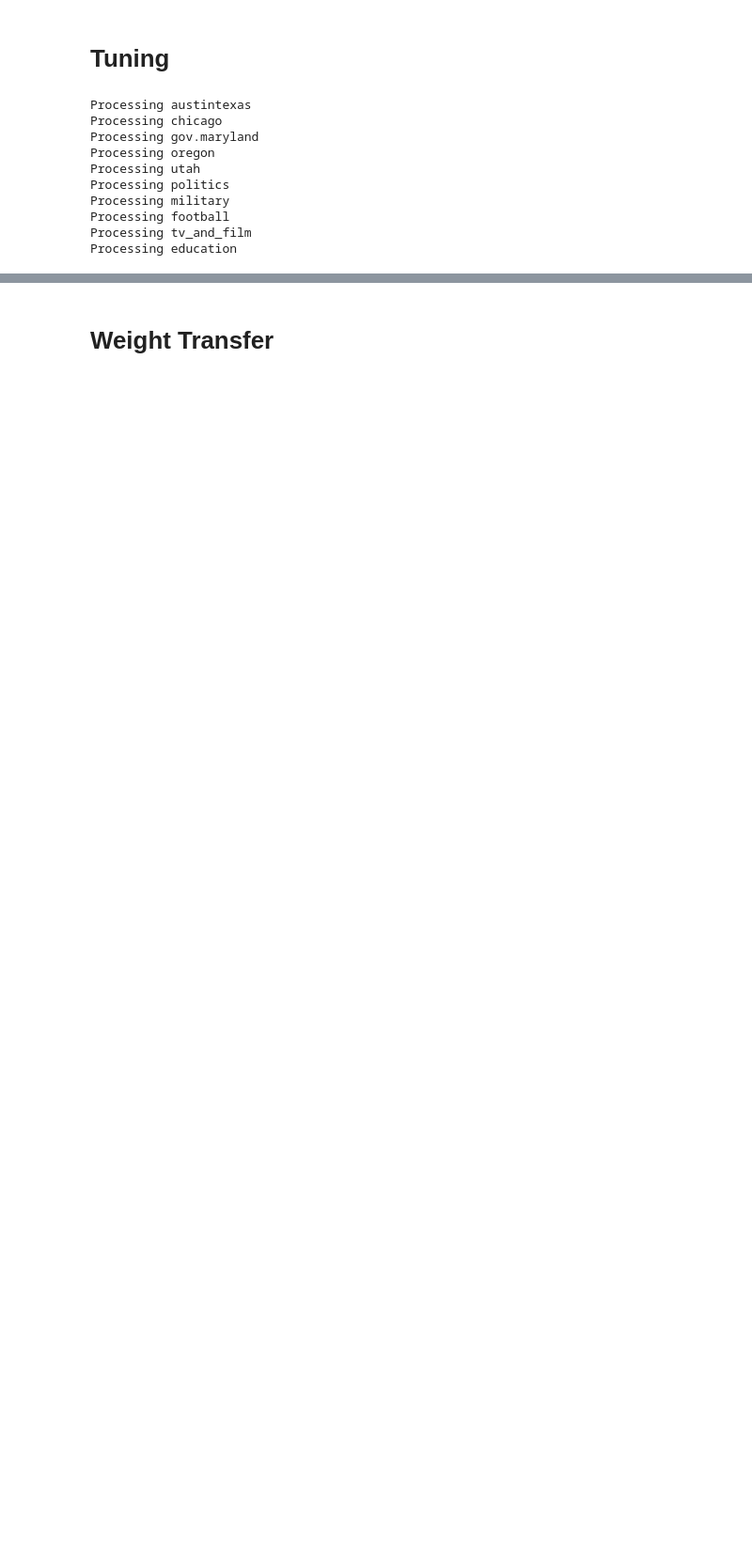
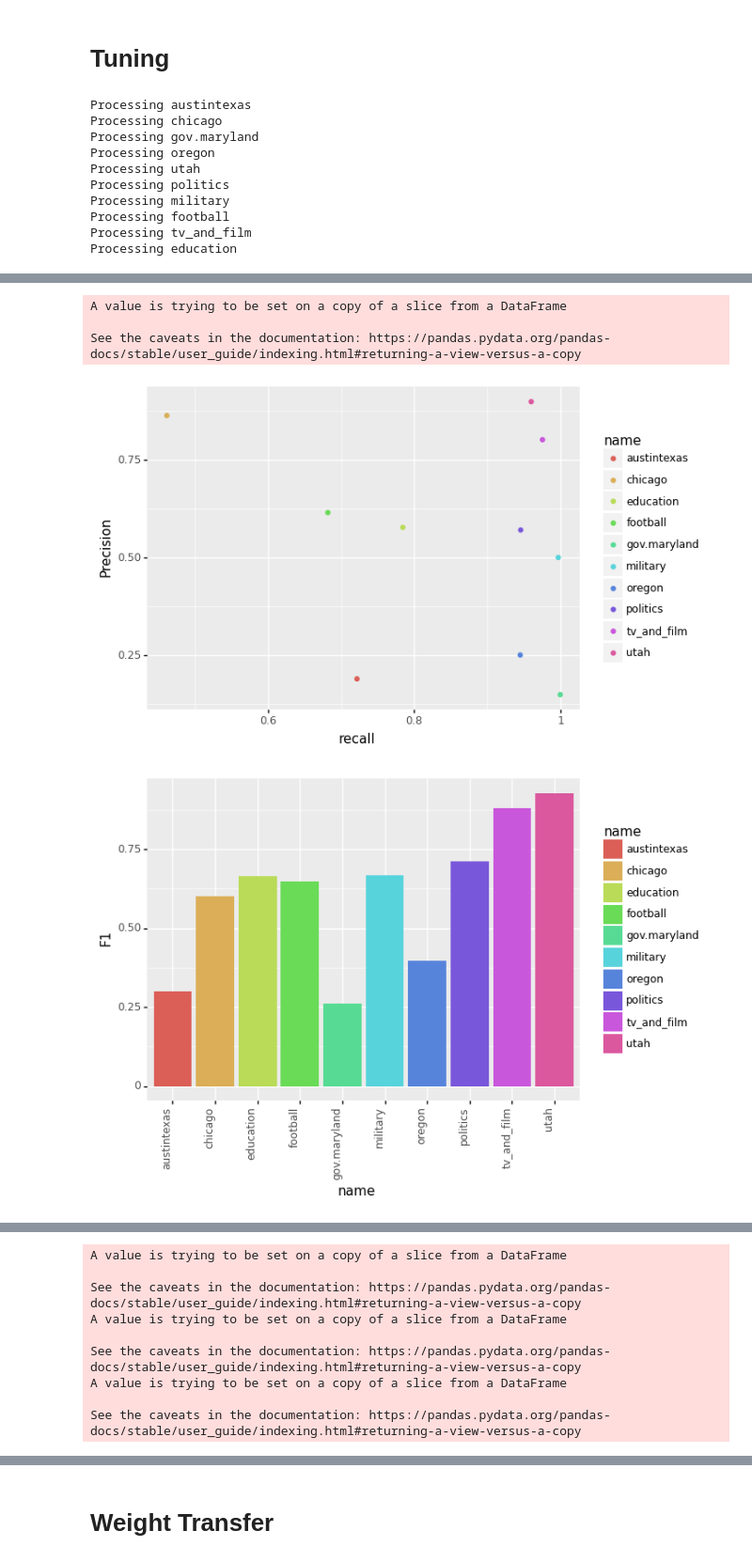
Before and after one commit to leonbornemann/RoleMatchingEvaluation, a Jupyter notebook: General Statistics and Tuning of the Evidence Based Weighting Function.ipynb, the cells around one changed output, grey strips where cells are left out. Shown at 94% size. Drawn from its saved outputs; the diff is of its cells as text; code cells hidden in the pictures; blank space fills up the shorter version.

```diff
--- a/General Statistics and Tuning of the Evidence Based Weighting Function.ipynb
+++ b/General Statistics and Tuning of the Evidence Based Weighting Function.ipynb
@@ -301,3 +376,58 @@ Processing military
 Processing football
 Processing tv_and_film
 Processing education
+# %%
+def printBestForTargetPrecision(dfOriginal):
+    df = dfOriginal[dfOriginal['targetPrecisionPrecision:'] >= targetPrecision]
+    if (len(df.index) > 0):
+        df.sort_values(by=['targetPrecisionRecall:', 'targetPrecisionPrecision:'], inplace=True, ascending=False)
+    else:
+        df = dfOriginal
+        df.sort_values(by=['targetPrecisionPrecision:', 'targetPrecisionRecall:'], inplace=True, ascending=False)
+    if(len(df.index)>0):
+        bestRow = df.iloc[0]
+        curRow = {"name": name,'Precision': bestRow['targetPrecisionPrecision:'],'recall': bestRow['targetPrecisionRecall:'],'ABS Recall:': bestRow['targetPrecisionAbsRecall'], "F1": bestRow['targetPrecisionF1:'],'threshold:':
+              bestRow['targetPrecisionBestThreshold:']}
+        dfRowsForPlottingTargetPrecision.append(curRow)
+        print(name, 'Precision', bestRow['targetPrecisionPrecision:'], 'recall', bestRow['targetPrecisionRecall:'],
+              'ABS Recall:', bestRow['targetPrecisionAbsRecall'], "F1", bestRow['targetPrecisionF1:'], 'threshold:',
+              bestRow['targetPrecisionBestThreshold:'])
+
+
+print("-------------------------------------------Max F1--------------------------------------------------------------------------------------")
+dfRowsForPlottingBestF1=[]
+for name in dfF1['dataset'].unique():
+    thisDF = dfF1[dfF1['dataset']==name]
+    thisDF.sort_values(by=['best_F1'],inplace=True,ascending=False)
+    bestRow = thisDF.iloc[0]
+    print(name,'Precision',bestRow['precision'],'Recall',bestRow['recall'],'Best F1',bestRow['best_F1'],"threshold",bestRow['bestThreshold'])
+    curRow = {"name": name,'Precision': bestRow['precision'],'recall': bestRow['recall'], "F1": bestRow['best_F1'],'threshold:':bestRow['bestThreshold']}
+    dfRowsForPlottingBestF1.append(curRow)
+    #print(thisDF.iloc[0])
+print("-------------------------------------------Target Precision--------------------------------------------------------------------------------------")
+plottingDFMaxF1 = pd.DataFrame(dfRowsForPlottingBestF1)
+plottingDFMaxF1.to_csv("localData/bestF1ScoreBased.csv")
+print(ggplot(plottingDFMaxF1) + geom_point(aes(x='recall',y='Precision',color="name")))
+plot = ggplot(plottingDFMaxF1,aes(x = 'name',y='F1',fill='name')) + geom_col(position=position_dodge()) + theme(axis_text_x = element_text(angle=90, hjust=1))
+print(plot)
+
+dfRowsForPlottingTargetPrecision = []
+for name in dfF1['dataset'].unique():
+    thisDF = dfF1[dfF1['dataset']==name]
+    printBestForTargetPrecision(thisDF)
+
+plottingDF = pd.DataFrame(dfRowsForPlottingTargetPrecision)
+print(dfRowsForPlottingTargetPrecision)
+print(ggplot(plottingDF) + geom_point(aes(x='recall',y='Precision',color="name")))
+print(ggplot(plottingDF) + geom_point(aes(y='ABS Recall:',x="name", color="name")) + theme(axis_text_x = element_text(angle=90, hjust=1)) + scale_y_log10())
+plottingDF.to_csv("localData/targetPrecisionScoreBased.csv")
+    #Best without precision=1:
+# print("-------------------------------------------Target Precision without 1.0 --------------------------------------------------------------------------------------")
+# for name in dfF1['dataset'].unique():
+#     thisDF = dfF1[dfF1['dataset']==name]
+#     newDF = thisDF[thisDF['targetPrecisionPrecision:'] <1.0]
+#     print(len(newDF.index),len(thisDF.index))
+#     printBestForTargetPrecision(newDF)
+#     #Best without precision=1:
+#     #print(thisDF.iloc[0])
+# %% [output]
@@ -303,0 +446,5 @@ Processing education
+A value is trying to be set on a copy of a slice from a DataFrame
+
+See the caveats in the documentation: https://pandas.pydata.org/pandas-docs/stable/user_guide/indexing.html#returning-a-view-versus-a-copy
+[figure, added]
+[figure, added]
@@ -303,0 +462,9 @@ Processing education
+A value is trying to be set on a copy of a slice from a DataFrame
+
+See the caveats in the documentation: https://pandas.pydata.org/pandas-docs/stable/user_guide/indexing.html#returning-a-view-versus-a-copy
+A value is trying to be set on a copy of a slice from a DataFrame
+
+See the caveats in the documentation: https://pandas.pydata.org/pandas-docs/stable/user_guide/indexing.html#returning-a-view-versus-a-copy
+A value is trying to be set on a copy of a slice from a DataFrame
+
+See the caveats in the documentation: https://pandas.pydata.org/pandas-docs/stable/user_guide/indexing.html#returning-a-view-versus-a-copy
```
Also changed, not shown: parts of 20 cells of this notebook, 14 other files.
